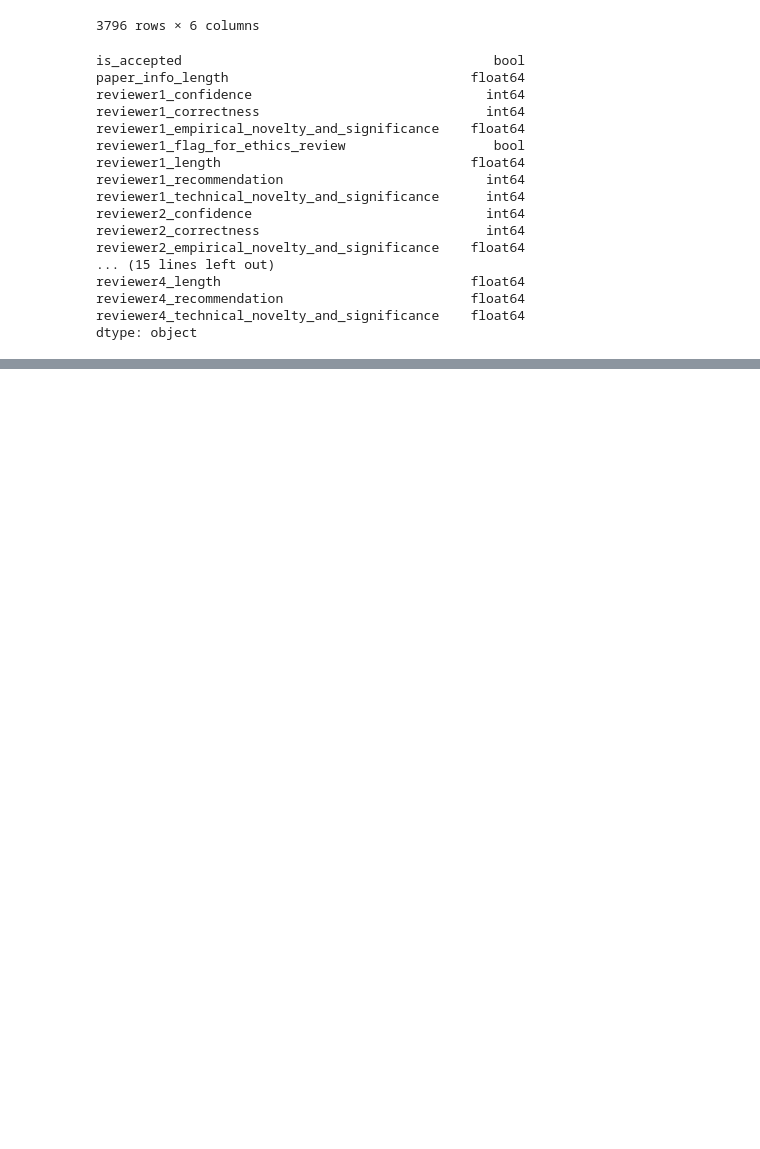
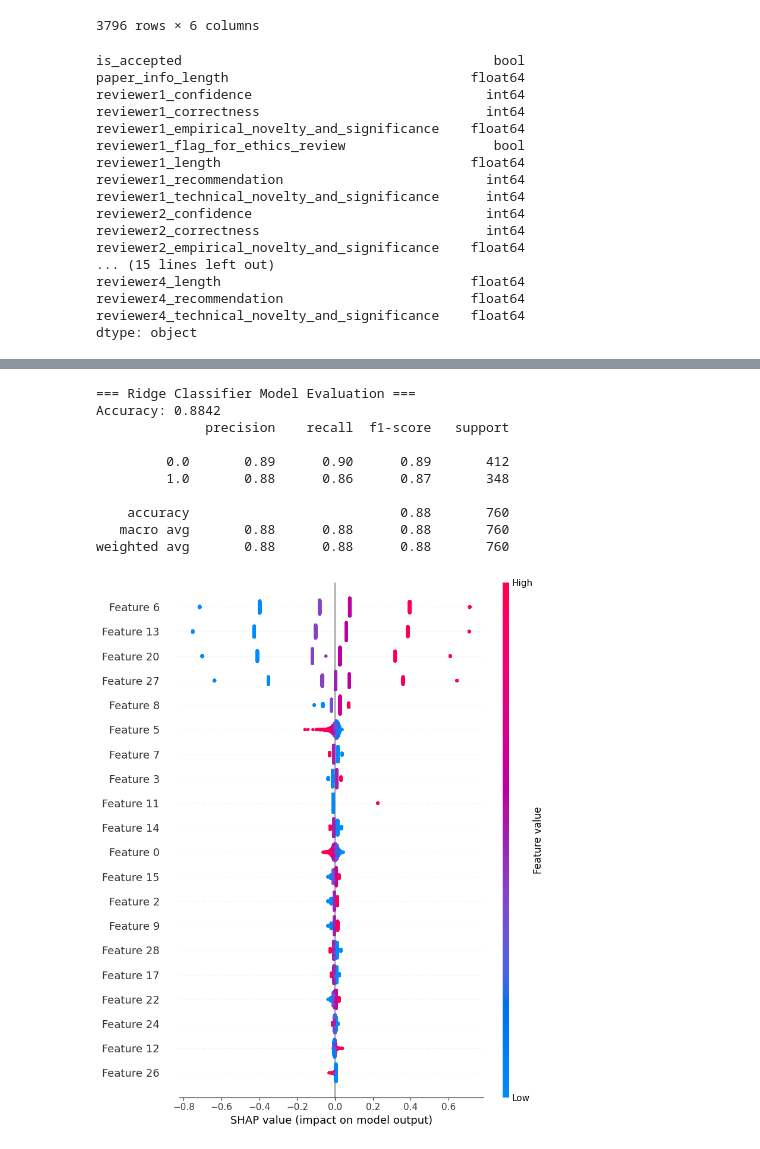
Before and after one commit to halilfarukkaragoz/data-literacy-group16, a Jupyter notebook: data_analysis/feature-importance.ipynb, the cells around one changed output, grey strips where cells are left out. Drawn from its saved outputs; the diff is of its cells as text; code cells hidden in the pictures; blank space fills up the shorter version.

```diff
--- a/data_analysis/feature-importance.ipynb
+++ b/data_analysis/feature-importance.ipynb
@@ -218,0 +310,42 @@ shap.summary_plot(shap_values, X_train)
+# %%
+from sklearn.linear_model import RidgeClassifier
+from sklearn.preprocessing import StandardScaler
+from sklearn.metrics import classification_report, accuracy_score
+
+# Scale the features
+scaler = StandardScaler()
+X_train_scaled = scaler.fit_transform(X_train)
+X_test_scaled = scaler.transform(X_test)
+
+# Initialize Ridge Classifier with alpha (regularization strength)
+ridge_clf = RidgeClassifier(alpha=1.0)
+
+# Train the model
+ridge_clf.fit(X_train_scaled, y_train)
+
+# Make predictions on the test set
+y_pred = ridge_clf.predict(X_test_scaled)
+
+# Evaluate the model
+print("=== Ridge Classifier Model Evaluation ===")
+print(f"Accuracy: {accuracy_score(y_test, y_pred):.4f}")
+print(classification_report(y_test, y_pred))
+
+# SHAP for Ridge Classifier
+explainer = shap.Explainer(ridge_clf, X_train_scaled)
+shap_values = explainer(X_train_scaled)
+
+# Visualize SHAP values
+shap.summary_plot(shap_values, X_train_scaled)
+# %% [output]
+=== Ridge Classifier Model Evaluation ===
+Accuracy: 0.8842
+              precision    recall  f1-score   support
+
+         0.0       0.89      0.90      0.89       412
+         1.0       0.88      0.86      0.87       348
+
+    accuracy                           0.88       760
+   macro avg       0.88      0.88      0.88       760
+weighted avg       0.88      0.88      0.88       760
+[figure, added]
```
Also changed, not shown: parts of 9 cells of this notebook.
